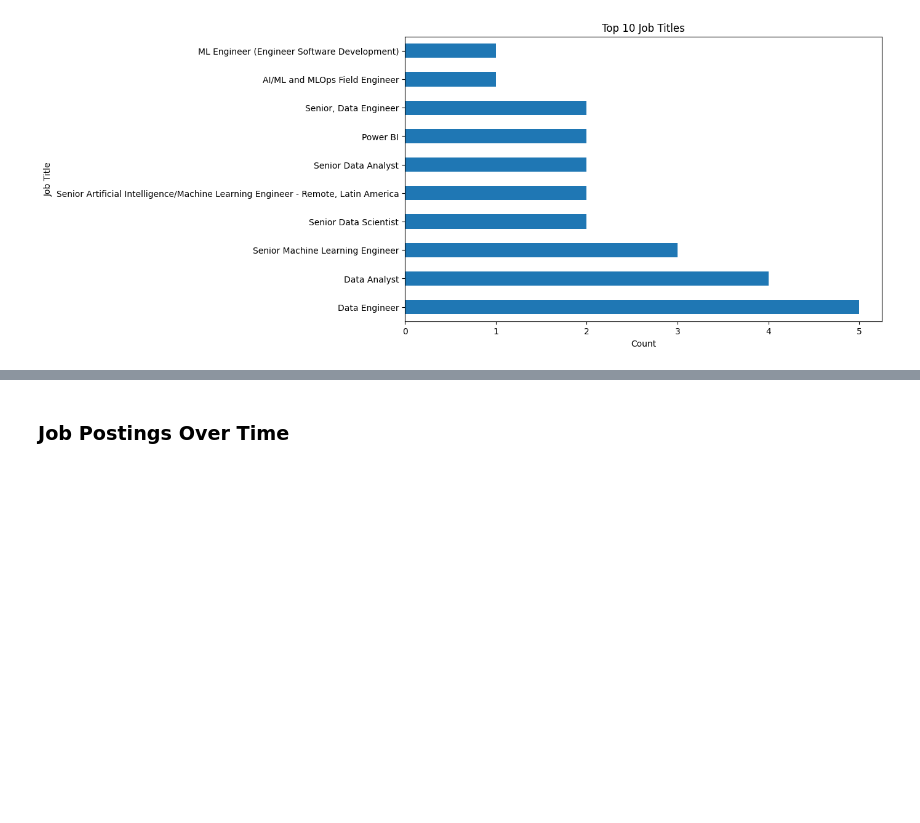
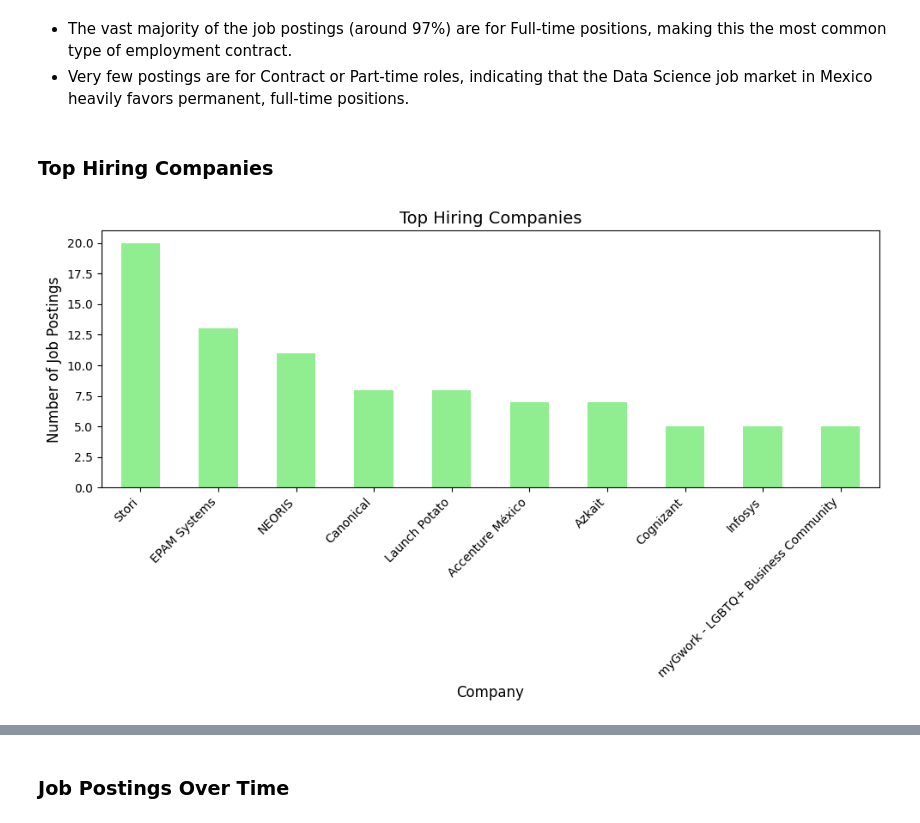
Before and after one commit to ricardogr07/Data-extraction-using-web-scraping, a Jupyter notebook: src/LinkedIn_Jobs_Analysis.ipynb, the cells around one changed output, grey strips where cells are left out. Cells and saved outputs as stored; diff of their text form; code cells hidden in the pictures; blank space fills up the shorter version.

```diff
--- a/src/LinkedIn_Jobs_Analysis.ipynb
+++ b/src/LinkedIn_Jobs_Analysis.ipynb
@@ -1 +1,5 @@
+# %%
+import matplotlib.pyplot as plt
+import pandas as pd
+df = pd.read_csv('../LinkedIn_Jobs_Data_Scientist_Mexico.csv')
 # %% [markdown]
@@ -5,4 +10,0 @@
-# %%
-import matplotlib.pyplot as plt
-import pandas as pd
-df = pd.read_csv('LinkedIn_Jobs_Data_Scientist_Monterrey.csv')
@@ -9,11 +69,22 @@ df = pd.read_csv('LinkedIn_Jobs_Data_Scientist_Monterrey.csv')
+# %% [markdown]
+* The vast majority of the job postings (around 97%) are for Full-time positions, making this the most common type of employment contract.
+* Very few postings are for Contract or Part-time roles, indicating that the Data Science job market in Mexico heavily favors permanent, full-time positions.
+# %% [markdown]
+### Top Hiring Companies
 # %%
-# Plot the distribution of job titles
-title_counts = df['Title'].value_counts().head(10)  # Top 10 titles
-plt.figure(figsize=(10,6))
-title_counts.plot(kind='barh')
-plt.title('Top 10 Job Titles')
-plt.xlabel('Count')
-plt.ylabel('Job Title')
+# Group data by company and count the number of job postings per company
+company_counts = df['Company'].value_counts().head(10)  # Top 10 companies
+
+# Plot the distribution of top hiring companies as a bar chart
+plt.figure(figsize=(10, 6))
+company_counts.plot(kind='bar', color='lightgreen')
+plt.title('Top Hiring Companies', fontsize=14)
+plt.xlabel('Company', fontsize=12)
+plt.ylabel('Number of Job Postings', fontsize=12)
+plt.xticks(rotation=45, ha='right')
+
+# Show plot
+plt.tight_layout()
 plt.show()
 # %% [output]
-[figure, old version]
+[figure, new version]
```
Also changed, not shown: parts of 98 cells of this notebook.
